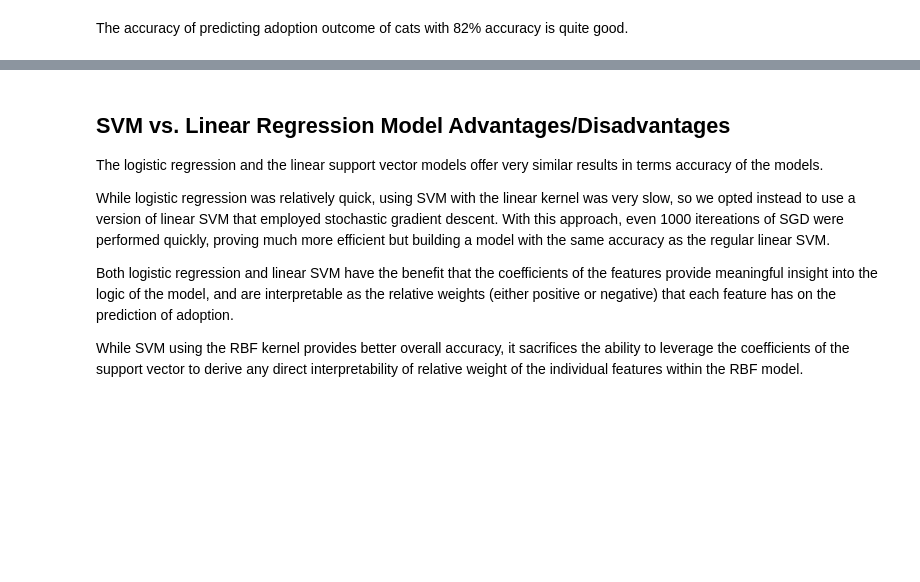
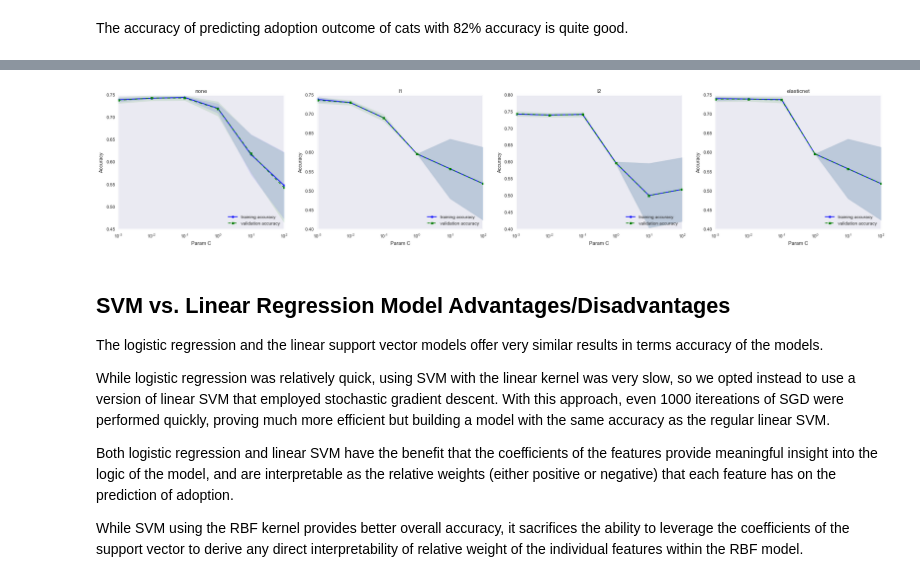
Before and after one commit to mg826/Data_Mining, a Jupyter notebook: Lab2_Animal_Outcomes/Project2_Classification_Evaluation.ipynb, the cells around one changed output, grey strips where cells are left out. Drawn from its saved outputs; the diff is of its cells as text; code cells hidden in the pictures; blank space fills up the shorter version.

Commit message:
Added the cross-fold validation curves, as they will likely apply for Project 2.

```diff
--- a/Lab2_Animal_Outcomes/Project2_Classification_Evaluation.ipynb
+++ b/Lab2_Animal_Outcomes/Project2_Classification_Evaluation.ipynb
@@ -794,3 +792,35 @@ The accuracy of predicting adoption outcome of cats with 82% accuracy is quite g
+# %%
+from sklearn.linear_model import SGDClassifier as SGD
+
+plt.figure(figsize=(30,18))
+for idx, i in enumerate(['none','l1','l2','elasticnet']):
+    plt.subplot(3,4,idx+1)
+    pipe_svm = Pipeline([('scl', StandardScaler()),('clf', SGD(penalty=i,n_iter=20,n_jobs=-1,learning_rate='optimal'))])
+    train_scores, valid_scores = validation_curve(
+                                                 estimator = pipe_svm,
+                                                 X = X_train,
+                                                 y = y_train,
+                                                 param_name = 'clf__alpha', # vary the C parameter directly
+                                                 param_range = param_range,
+                                                 cv = 10
+                                                 )
+    train_mean = np.mean(train_scores,axis=1)
+    train_std = np.std(train_scores,axis=1)
+    valid_mean = np.mean(valid_scores,axis=1)
+    valid_std = np.std(valid_scores, axis=1)
+    plt.plot(param_range, train_mean, color='blue', marker='o', markersize=5,label='training accuracy')
+    plt.fill_between(param_range, train_mean + train_std, train_mean - train_std, alpha = 0.1, color='blue')
+    plt.plot(param_range, valid_mean, color='green', marker='s', linestyle='--', markersize=5,label='validation accuracy')
+    plt.fill_between(param_range, valid_mean + valid_std, valid_mean - valid_std, alpha = 0.1, color='green')
+    plt.grid()
+    plt.xscale('log')
+    plt.legend(loc='lower right')
+    plt.xlabel('Param C')
+    plt.ylabel('Accuracy')
+    plt.title(i)
+plt.show()
+# %% [output]
+[figure, added]
 # %% [markdown]
 ## SVM vs. Linear Regression Model Advantages/Disadvantages
 
```
Also changed, not shown: parts of 18 cells of this notebook.
